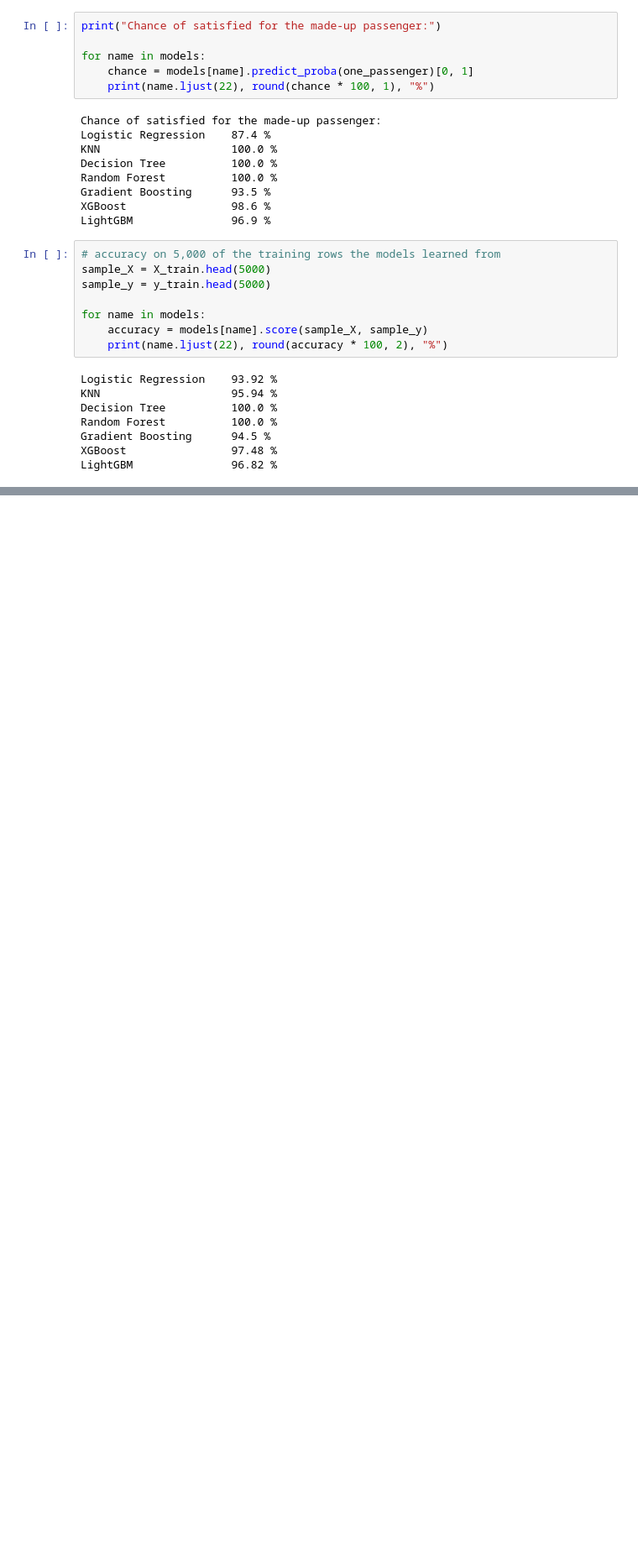
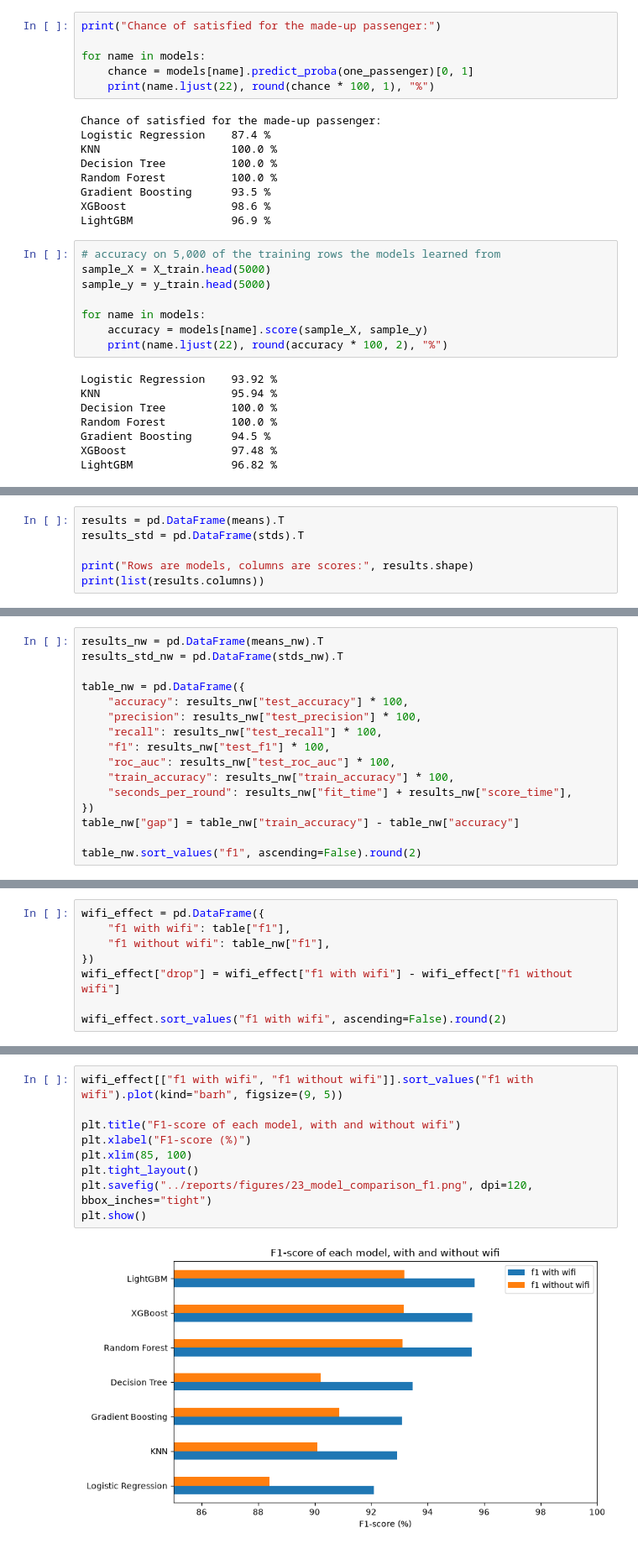
Before and after one commit to Siddharthkeshwani/airline-satisfaction-ml, a Jupyter notebook: notebooks/05_model_building_and_comparison.ipynb, the cells around one changed output, grey strips where cells are left out. Shown at 84% size. Saved outputs shown, nothing was run; the diff lists cells and outputs as text; blank space fills up the shorter version.

Commit message:
cross-validated comparison of 7 models, with and without wifi

```diff
--- a/notebooks/05_model_building_and_comparison.ipynb
+++ b/notebooks/05_model_building_and_comparison.ipynb
@@ -543,0 +587,6 @@ times
+# %%
+results = pd.DataFrame(means).T
+results_std = pd.DataFrame(stds).T
+
+print("Rows are models, columns are scores:", results.shape)
+print(list(results.columns))
@@ -543,0 +665,16 @@ times
+# %%
+results_nw = pd.DataFrame(means_nw).T
+results_std_nw = pd.DataFrame(stds_nw).T
+
+table_nw = pd.DataFrame({
+    "accuracy": results_nw["test_accuracy"] * 100,
+    "precision": results_nw["test_precision"] * 100,
+    "recall": results_nw["test_recall"] * 100,
+    "f1": results_nw["test_f1"] * 100,
+    "roc_auc": results_nw["test_roc_auc"] * 100,
+    "train_accuracy": results_nw["train_accuracy"] * 100,
+    "seconds_per_round": results_nw["fit_time"] + results_nw["score_time"],
+})
+table_nw["gap"] = table_nw["train_accuracy"] - table_nw["accuracy"]
+
+table_nw.sort_values("f1", ascending=False).round(2)
@@ -543,0 +692,8 @@ times
+# %%
+wifi_effect = pd.DataFrame({
+    "f1 with wifi": table["f1"],
+    "f1 without wifi": table_nw["f1"],
+})
+wifi_effect["drop"] = wifi_effect["f1 with wifi"] - wifi_effect["f1 without wifi"]
+
+wifi_effect.sort_values("f1 with wifi", ascending=False).round(2)
@@ -543,0 +711,11 @@ times
+# %%
+wifi_effect[["f1 with wifi", "f1 without wifi"]].sort_values("f1 with wifi").plot(kind="barh", figsize=(9, 5))
+
+plt.title("F1-score of each model, with and without wifi")
+plt.xlabel("F1-score (%)")
+plt.xlim(85, 100)
+plt.tight_layout()
+plt.savefig("../reports/figures/23_model_comparison_f1.png", dpi=120, bbox_inches="tight")
+plt.show()
+# %% [output]
+[figure, added]
```
Also changed, not shown: parts of 25 cells of this notebook, 4 other files.
